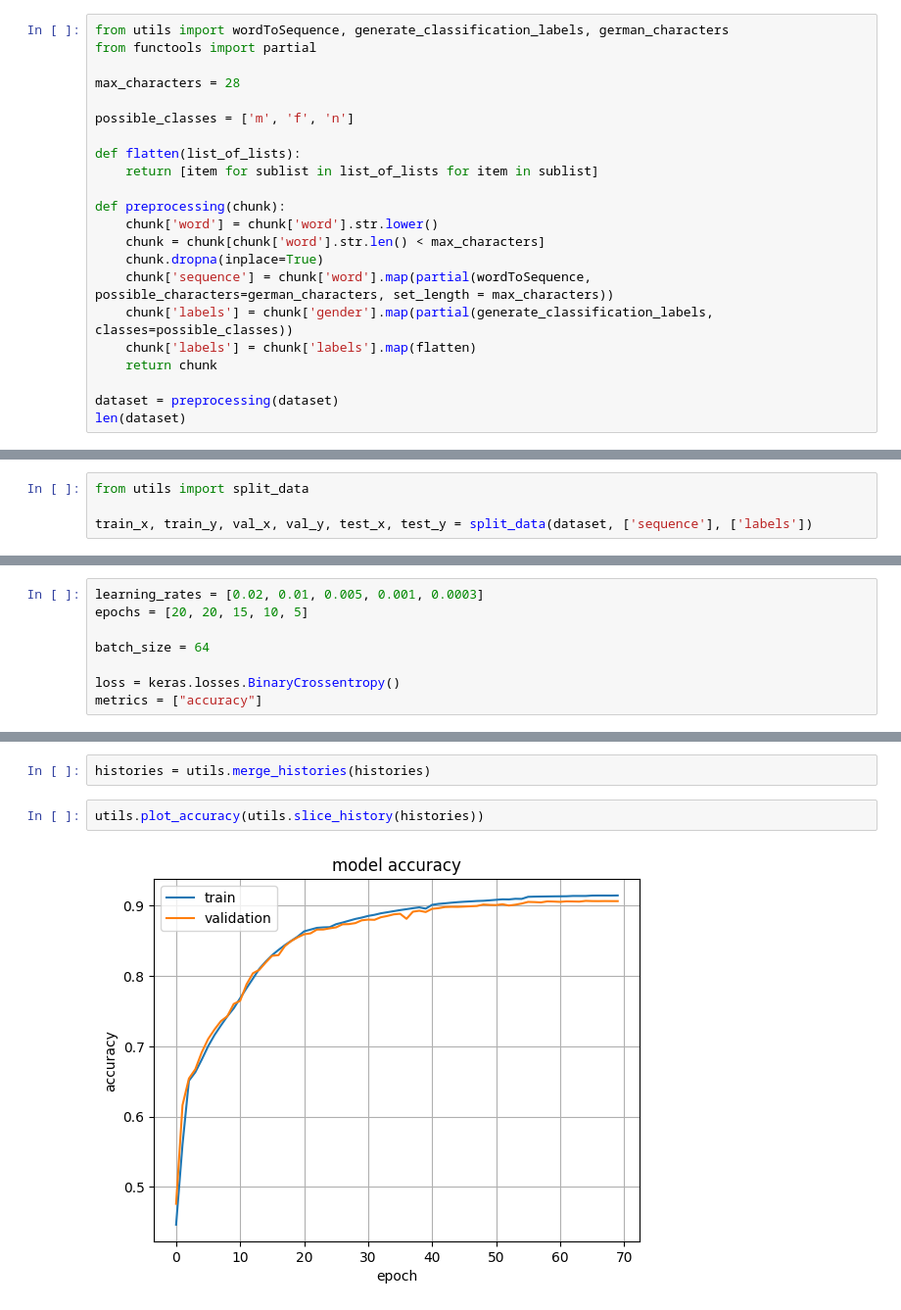
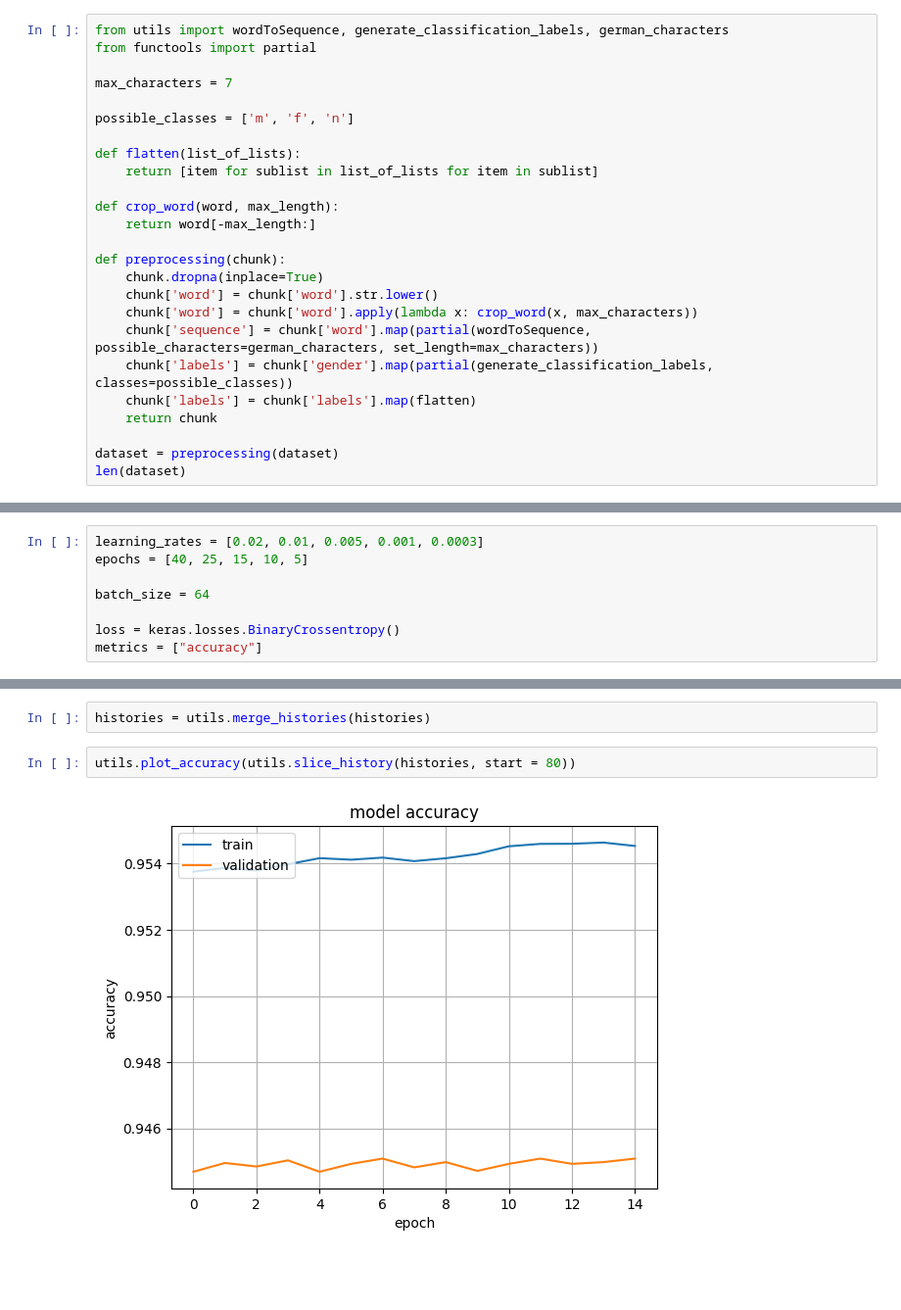
Before and after one commit to manutorrente/German-nouns-gender-classification-with-Neural-Networks, a Jupyter notebook: lstm_model.ipynb, the cells around one changed output, grey strips where cells are left out. Shown: that part at 98% size. Cells and saved outputs as stored; diff of their text form; blank space fills up the shorter version.

```diff
--- a/lstm_model.ipynb
+++ b/lstm_model.ipynb
@@ -18,18 +33,21 @@ dataset = load_data_from_csv('dataset.csv')
 from utils import wordToSequence, generate_classification_labels, german_characters
 from functools import partial
 
-max_characters = 28
+max_characters = 7
 
 possible_classes = ['m', 'f', 'n']
 
 def flatten(list_of_lists):
     return [item for sublist in list_of_lists for item in sublist]
 
+def crop_word(word, max_length):
+    return word[-max_length:]
+
 def preprocessing(chunk):
+    chunk.dropna(inplace=True)
     chunk['word'] = chunk['word'].str.lower()
-    chunk = chunk[chunk['word'].str.len() < max_characters]
-    chunk.dropna(inplace=True)
-    chunk['sequence'] = chunk['word'].map(partial(wordToSequence, possible_characters=german_characters, set_length = max_characters))
+    chunk['word'] = chunk['word'].apply(lambda x: crop_word(x, max_characters))
+    chunk['sequence'] = chunk['word'].map(partial(wordToSequence, possible_characters=german_characters, set_length=max_characters))
     chunk['labels'] = chunk['gender'].map(partial(generate_classification_labels, classes=possible_classes))
     chunk['labels'] = chunk['labels'].map(flatten)
     return chunk
@@ -80,15 +89,11 @@ import utils
 importlib.reload(utils)
 # %% [output]
 <module 'utils' from 'c:\\Users\\Manu\\OneDrive\\Escritorio\\Python\\NNs-Practice\\utils.py'>
-# %%
-from utils import split_data
-
-train_x, train_y, val_x, val_y, test_x, test_y = split_data(dataset, ['sequence'], ['labels'])
 # %% [markdown]
 # Fifth Version: LSTMs
 # %%
 learning_rates = [0.02, 0.01, 0.005, 0.001, 0.0003]
-epochs = [20, 20, 15, 10, 5]
+epochs = [40, 25, 15, 10, 5]
 
 batch_size = 64
 
@@ -161,6 +175,6 @@ KeyboardInterrupt:
 # %%
 histories = utils.merge_histories(histories)
 # %%
-utils.plot_accuracy(utils.slice_history(histories))
+utils.plot_accuracy(utils.slice_history(histories, start = 80))
 # %% [output]
-[figure, old version]
+[figure, new version]
```
Also changed, not shown: parts of 9 cells of this notebook, 8 other files.
